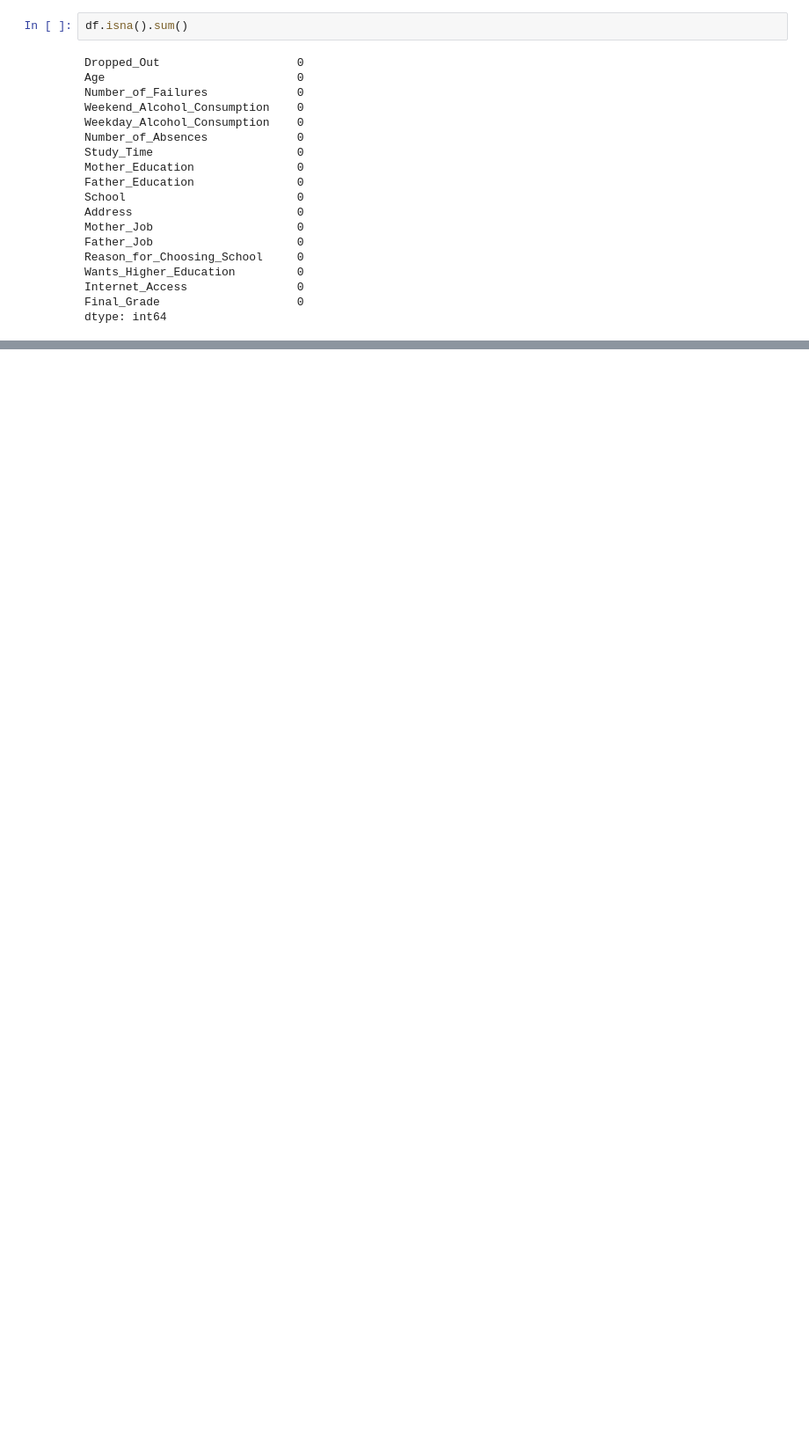
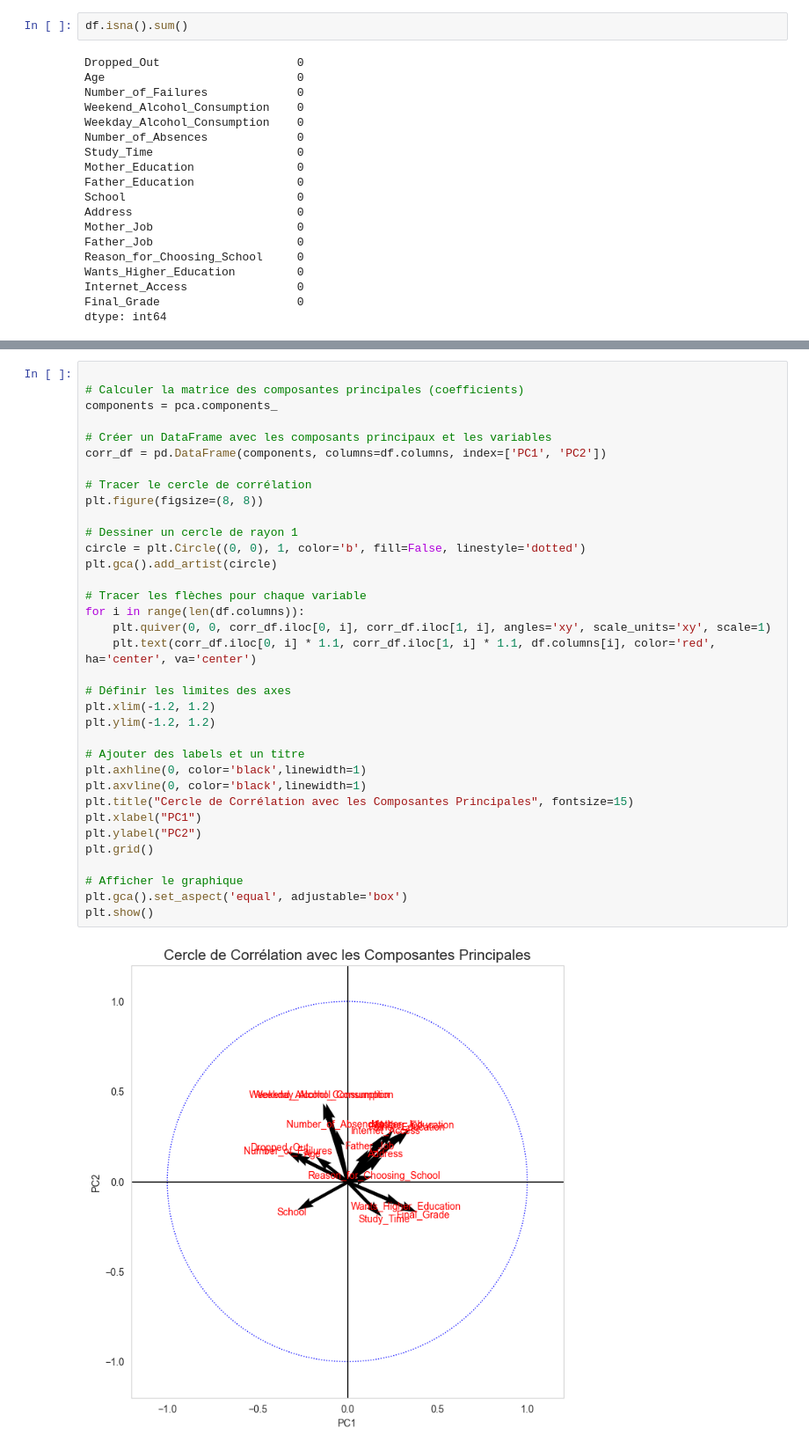
Before and after one commit to Amen-KH/Dropout_Analysis, a Jupyter notebook: dropout_analysis.ipynb, the cells around one changed output, grey strips where cells are left out. Shown at 88% size. Saved outputs shown, nothing was run; the diff lists cells and outputs as text; blank space fills up the shorter version.

```diff
--- a/dropout_analysis.ipynb
+++ b/dropout_analysis.ipynb
@@ -454,0 +717,37 @@ Unique values in 'Internet_Access':
+# %%
+
+# Calculer la matrice des composantes principales (coefficients)
+components = pca.components_
+
+# Créer un DataFrame avec les composants principaux et les variables
+corr_df = pd.DataFrame(components, columns=df.columns, index=['PC1', 'PC2'])
+
+# Tracer le cercle de corrélation
+plt.figure(figsize=(8, 8))
+
+# Dessiner un cercle de rayon 1
+circle = plt.Circle((0, 0), 1, color='b', fill=False, linestyle='dotted')
+plt.gca().add_artist(circle)
+
+# Tracer les flèches pour chaque variable
+for i in range(len(df.columns)):
+    plt.quiver(0, 0, corr_df.iloc[0, i], corr_df.iloc[1, i], angles='xy', scale_units='xy', scale=1)
+    plt.text(corr_df.iloc[0, i] * 1.1, corr_df.iloc[1, i] * 1.1, df.columns[i], color='red', ha='center', va='center')
+
+# Définir les limites des axes
+plt.xlim(-1.2, 1.2)
+plt.ylim(-1.2, 1.2)
+
+# Ajouter des labels et un titre
+plt.axhline(0, color='black',linewidth=1)
+plt.axvline(0, color='black',linewidth=1)
+plt.title("Cercle de Corrélation avec les Composantes Principales", fontsize=15)
+plt.xlabel("PC1")
+plt.ylabel("PC2")
+plt.grid()
+
+# Afficher le graphique
+plt.gca().set_aspect('equal', adjustable='box')
+plt.show()
+# %% [output]
+[figure, added]
```
Also changed, not shown: parts of 23 cells of this notebook.
